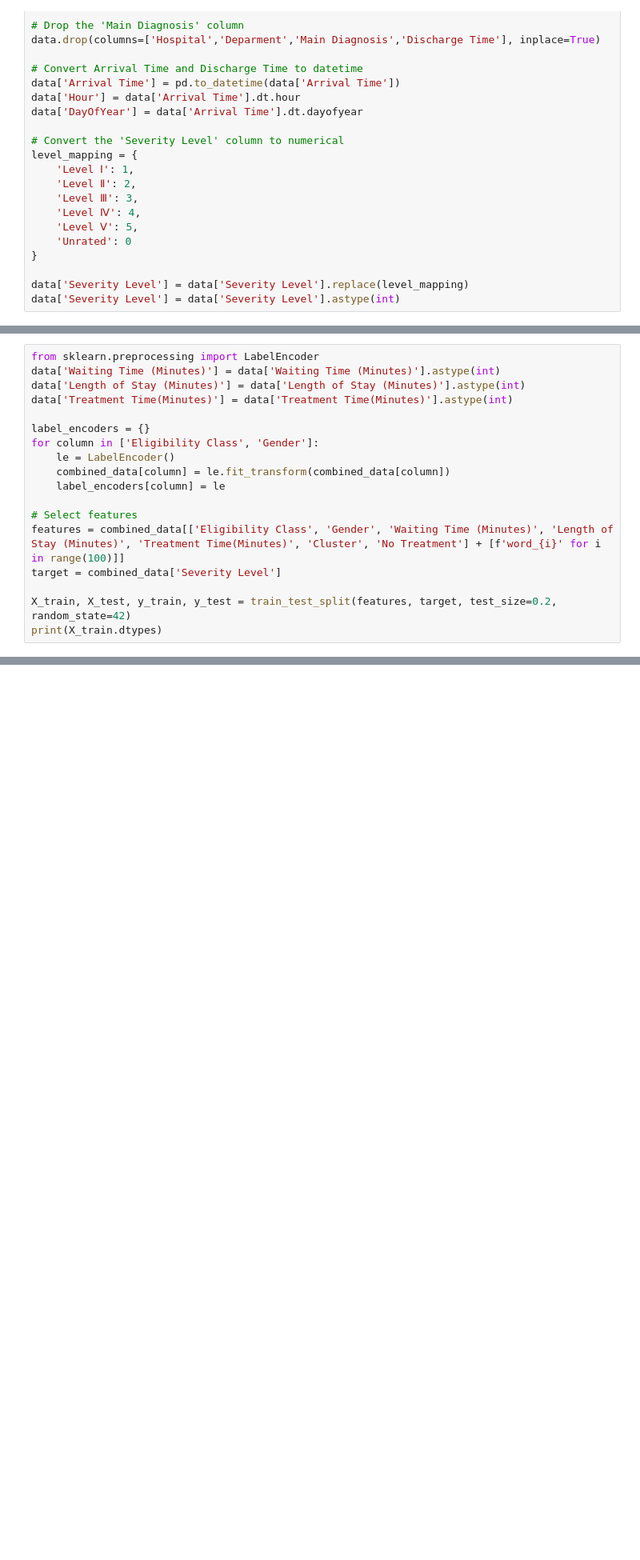
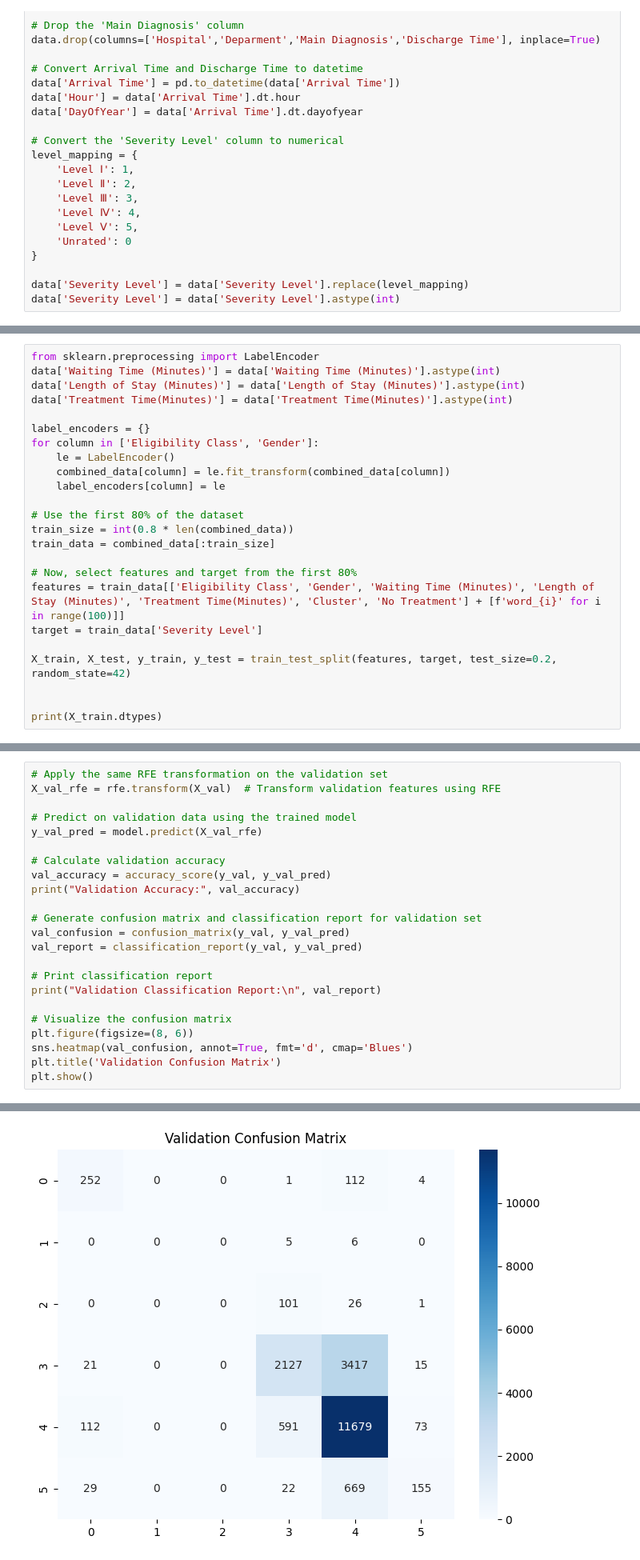
Before and after one commit to Reol1017/ISY5002Project, a Jupyter notebook: CTAS.ipynb, the cells around one changed output, grey strips where cells are left out. Shown: that part at 80% size. Cells and saved outputs as stored; diff of their text form; blank space fills up the shorter version.

```diff
--- a/CTAS.ipynb
+++ b/CTAS.ipynb
@@ -72,9 +115,15 @@ for column in ['Eligibility Class', 'Gender']:
     combined_data[column] = le.fit_transform(combined_data[column])
     label_encoders[column] = le
 
-# Select features
-features = combined_data[['Eligibility Class', 'Gender', 'Waiting Time (Minutes)', 'Length of Stay (Minutes)', 'Treatment Time(Minutes)', 'Cluster', 'No Treatment'] + [f'word_{i}' for i in range(100)]]
-target = combined_data['Severity Level']
+# Use the first 80% of the dataset
+train_size = int(0.8 * len(combined_data))
+train_data = combined_data[:train_size]
+
+# Now, select features and target from the first 80%
+features = train_data[['Eligibility Class', 'Gender', 'Waiting Time (Minutes)', 'Length of Stay (Minutes)', 'Treatment Time(Minutes)', 'Cluster', 'No Treatment'] + [f'word_{i}' for i in range(100)]]
+target = train_data['Severity Level']
 
 X_train, X_test, y_train, y_test = train_test_split(features, target, test_size=0.2, random_state=42)
+
+
 print(X_train.dtypes)
@@ -114,0 +352,24 @@ for name, result in results.items():
+# %%
+# Apply the same RFE transformation on the validation set
+X_val_rfe = rfe.transform(X_val)  # Transform validation features using RFE
+
+# Predict on validation data using the trained model
+y_val_pred = model.predict(X_val_rfe)
+
+# Calculate validation accuracy
+val_accuracy = accuracy_score(y_val, y_val_pred)
+print("Validation Accuracy:", val_accuracy)
+
+# Generate confusion matrix and classification report for validation set
+val_confusion = confusion_matrix(y_val, y_val_pred)
+val_report = classification_report(y_val, y_val_pred)
+
+# Print classification report
+print("Validation Classification Report:\n", val_report)
+
+# Visualize the confusion matrix
+plt.figure(figsize=(8, 6))
+sns.heatmap(val_confusion, annot=True, fmt='d', cmap='Blues')
+plt.title('Validation Confusion Matrix')
+plt.show()
+# %% [output]
@@ -114,0 +390 @@ for name, result in results.items():
+[figure, added]
```
Also changed, not shown: parts of 13 cells of this notebook, 1 other file.
